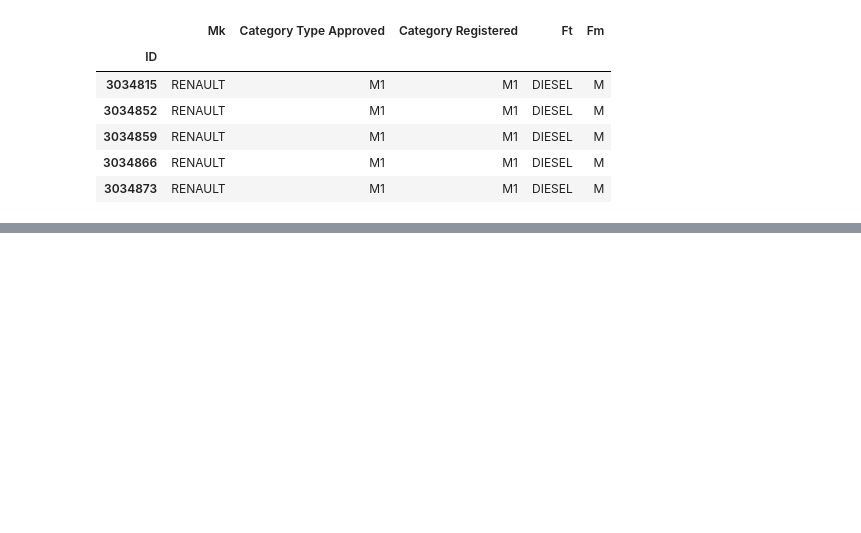
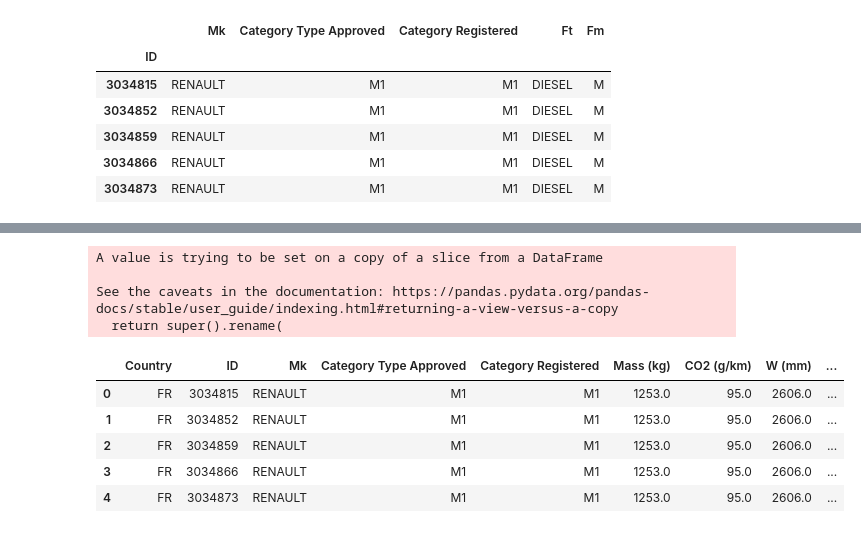
Before and after one commit to two-suns/CO2_Emissions_Estimator, a Jupyter notebook: Clean & Prep & Create/db_tables.ipynb, the cells around one changed output, grey strips where cells are left out. Saved outputs shown, nothing was run; the diff lists cells and outputs as text; code cells hidden in the pictures; blank space fills up the shorter version.

```diff
--- a/Clean & Prep & Create/db_tables.ipynb
+++ b/Clean & Prep & Create/db_tables.ipynb
@@ -103,0 +125,16 @@ car_category.to_csv(os.path.join("..","Resource","car_category.csv"))
+# %%
+Country_Data.rename({'Ct': 'Category Type Approved','Cr':'Category Registered', 'm (kg)':'Mass (kg)','Enedc (g/km)':'CO2 (g/km)','At1 (mm)':'Steering Axle (mm)','At2 (mm)':'Other Axle (mm)','ec (cm3)':'Engine Capacity (cm3)','ep (KW)':'Engine Power (KW)','MS':'Country'}, axis=1, inplace=True)
+# %% [output]
+A value is trying to be set on a copy of a slice from a DataFrame
+
+See the caveats in the documentation: https://pandas.pydata.org/pandas-docs/stable/user_guide/indexing.html#returning-a-view-versus-a-copy
+  return super().rename(
+# %%
+Country_Data.head()
+# %% [output]
+|  | Country | ID | Mk | Category Type Approved | Category Registered | Mass (kg) | CO2 (g/km) | W (mm) | ... |
+| 0 | FR | 3034815 | RENAULT | M1 | M1 | 1253.0 | 95.0 | 2606.0 | ... |
+| 1 | FR | 3034852 | RENAULT | M1 | M1 | 1253.0 | 95.0 | 2606.0 | ... |
+| 2 | FR | 3034859 | RENAULT | M1 | M1 | 1253.0 | 95.0 | 2606.0 | ... |
+| 3 | FR | 3034866 | RENAULT | M1 | M1 | 1253.0 | 95.0 | 2606.0 | ... |
+| 4 | FR | 3034873 | RENAULT | M1 | M1 | 1253.0 | 95.0 | 2606.0 | ... |
```
Also changed, not shown: parts of 7 cells of this notebook, 1 other file.
